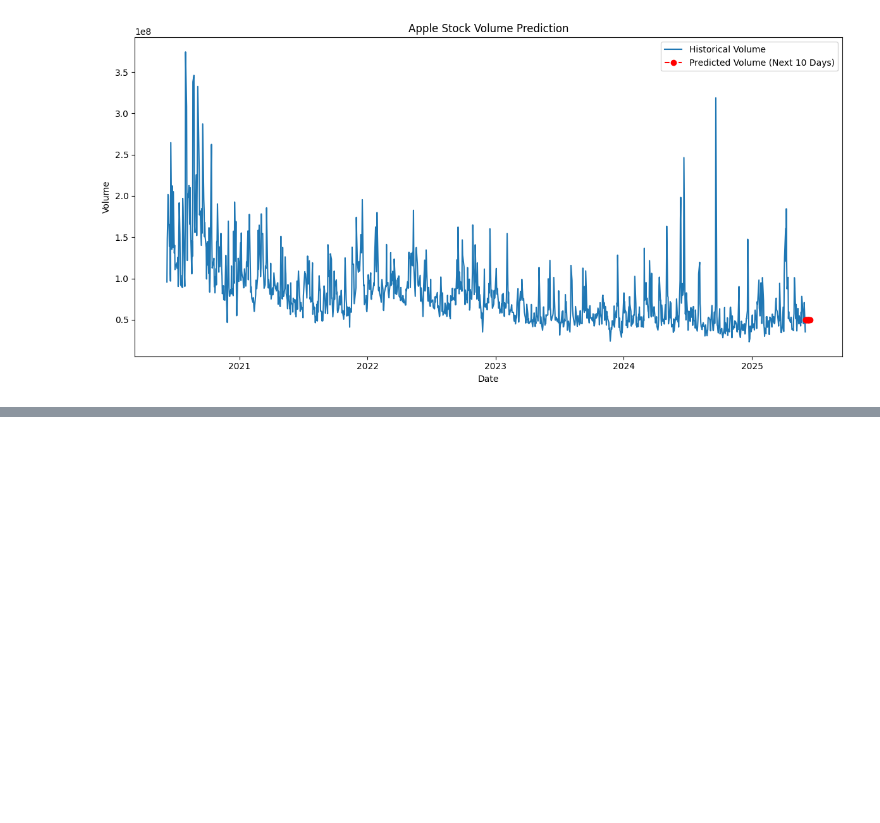
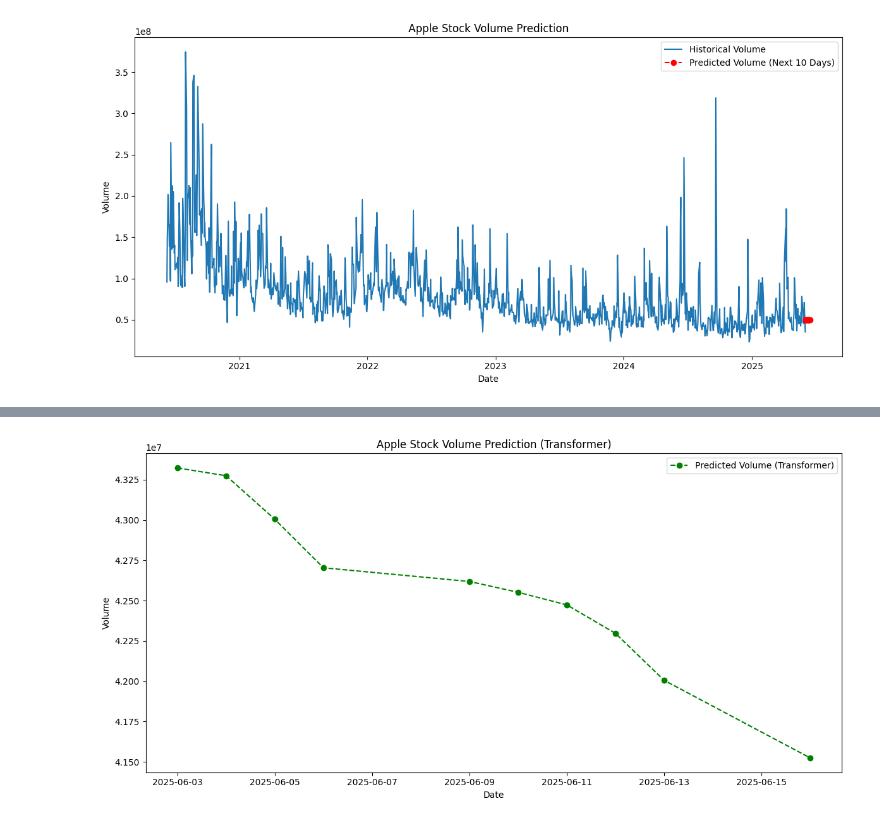
Before and after one commit to Otmane-debug/keras-tuner-apple-stock-prediction, a Jupyter notebook: code.ipynb, the cells around one changed output, grey strips where cells are left out. Cells and saved outputs as stored; diff of their text form; code cells hidden in the pictures; blank space fills up the shorter version.

```diff
--- a/code.ipynb
+++ b/code.ipynb
@@ -245,3 +246,95 @@ plt.show()
 Next 10 days predicted Volume: [50187556. 50203176. 50192432. 50180236. 50176192. 50193876. 50199364.
  50204056. 50159604. 50097400.]
 [figure]
+# %%
+from tensorflow.keras import layers, models, optimizers
+import keras_tuner as kt
+
+data = pd.read_csv("apple_5yr_one.csv")
+data = data[1:]
+data['Date'] = pd.to_datetime(data['Date'])
+data['Volume'] = data['Volume'].astype(float)
+data['Close'] = data['Close'].astype(float)
+data['Open'] = data['Open'].astype(float)
+data['High'] = data['High'].astype(float)
+data['Low'] = data['Low'].astype(float)
+from sklearn.preprocessing import MinMaxScaler
+scaler = MinMaxScaler()
+volume_scaled = scaler.fit_transform(data['Volume'].values.reshape(-1, 1))
+def create_sequences(series, window_size):
+    X, y = [], []
+    for i in range(len(series) - window_size):
+        X.append(series[i:i+window_size])
+        y.append(series[i+window_size])
+    return np.array(X), np.array(y)
+window_size = 30
+X, y_seq = create_sequences(volume_scaled, window_size)
+# Split into train/test
+split = int(len(X) * 0.9)
+X_train, X_test = X[:split], X[split:]
+y_train, y_test = y_seq[:split], y_seq[split:]
+# Transformer model builder for Keras Tuner
+from tensorflow.keras import layers, models, optimizers
+import keras_tuner as kt
+
+
+def transformer_model_builder(hp):
+    input_layer = layers.Input(shape=(window_size, 1))
+    # Positional Encoding
+    x = layers.Dense(32)(input_layer)
+    # Transformer Encoder block
+    for i in range(hp.Int('num_transformer_blocks', 1, 2)):
+        attn_output = layers.MultiHeadAttention(
+            num_heads=hp.Int(f'num_heads_{i}', 2, 4),
+            key_dim=hp.Int(f'key_dim_{i}', 8, 32, step=8)
+        )(x, x)
+        attn_output = layers.Dropout(hp.Float(f'attn_dropout_{i}', 0.0, 0.5, step=0.1))(attn_output)
+        x = layers.LayerNormalization(epsilon=1e-6)(x + attn_output)
+        ffn = layers.Dense(hp.Int(f'ff_dim_{i}', 32, 128, step=32), activation='relu')(x)
+        ffn = layers.Dense(32)(ffn)
+        x = layers.LayerNormalization(epsilon=1e-6)(x + ffn)
+    x = layers.GlobalAveragePooling1D()(x)
+    output = layers.Dense(1)(x)
+    model = models.Model(inputs=input_layer, outputs=output)
+    model.compile(
+        optimizer=optimizers.Adam(hp.Float('lr', 1e-4, 1e-2, sampling='log')),
+        loss='mse'
+    )
+    return model
+
+transformer_tuner = kt.BayesianOptimization(
+    transformer_model_builder,
+    objective='val_loss',
+    max_trials=5,
+    directory='transformer_tuner',
+    project_name='volume_forecast_transformer'
+)
+
+transformer_tuner.search(X_train, y_train, epochs=10, validation_split=0.1, verbose=1)
+best_transformer = transformer_tuner.get_best_models(1)[0]
+
+# Predict next 10 days
+last_sequence = volume_scaled[-window_size:]
+predictions = []
+current_seq = last_sequence.copy()
+for _ in range(10):
+    pred = best_transformer.predict(current_seq.reshape(1, window_size, 1))[0, 0]
+    predictions.append(pred)
+    current_seq = np.append(current_seq[1:], [[pred]], axis=0)
+
+predicted_volumes = scaler.inverse_transform(np.array(predictions).reshape(-1, 1)).flatten()
+print("Next 10 days predicted Volume (Transformer):", predicted_volumes)
+
+import matplotlib.pyplot as plt
+# Create a range for the next 10 days
+future_dates = pd.date_range(start=data['Date'].iloc[-1] + pd.Timedelta(days=1), periods=10, freq='B')
+
+plt.figure(figsize=(12, 6))
+plt.plot(future_dates, predicted_volumes, marker='o', linestyle='--', color='green', label='Predicted Volume (Transformer)')
+plt.xlabel('Date')
+plt.ylabel('Volume')
+plt.title('Apple Stock Volume Prediction (Transformer)')
+plt.legend()
+plt.tight_layout()
+plt.show()
+# %% [output]
@@ -247,0 +360 @@ Next 10 days predicted Volume: [50187556. 50203176. 50192432. 50180236. 50176192
+[figure, added]
```
Also changed, not shown: parts of 8 cells of this notebook.
